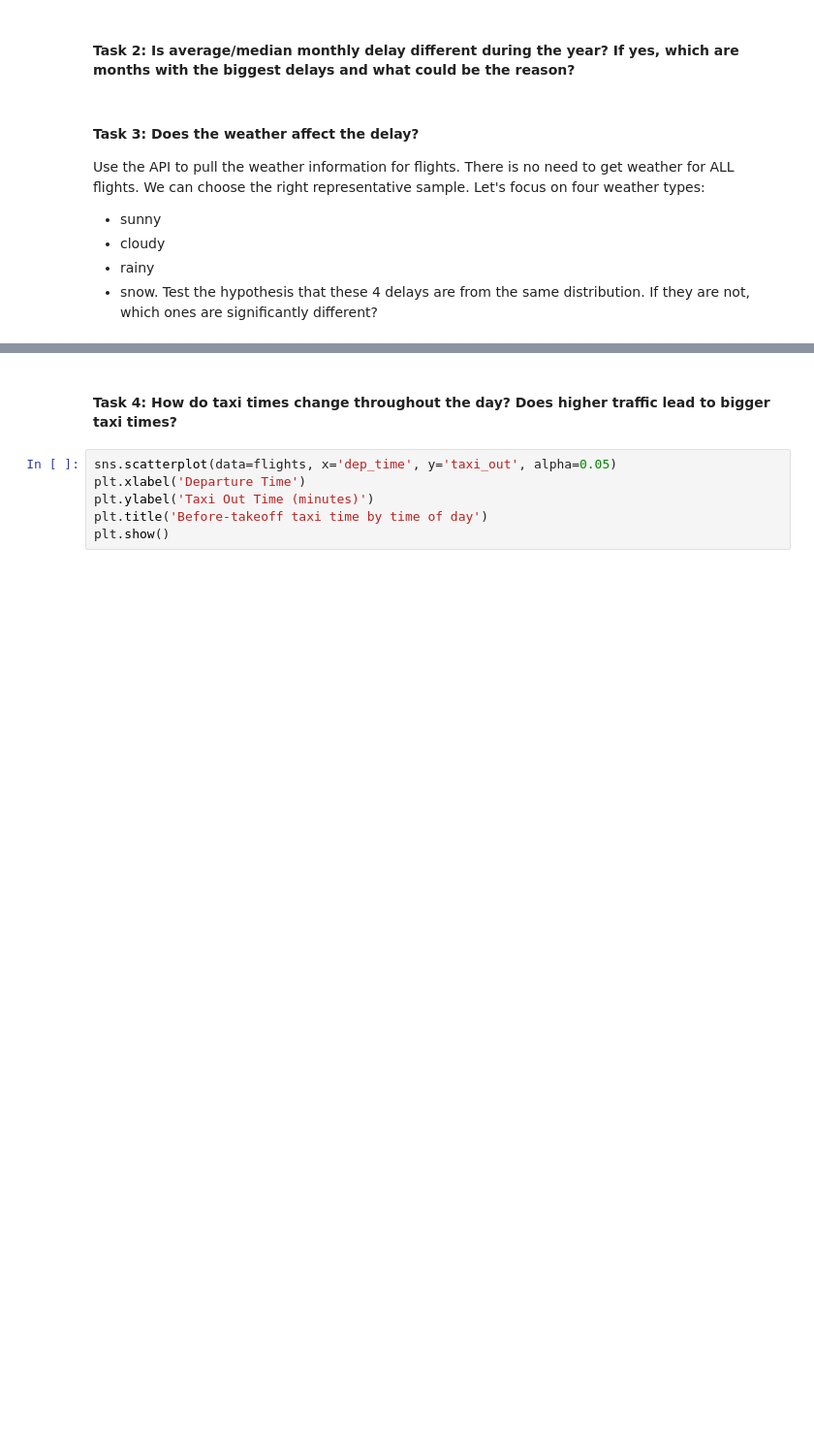
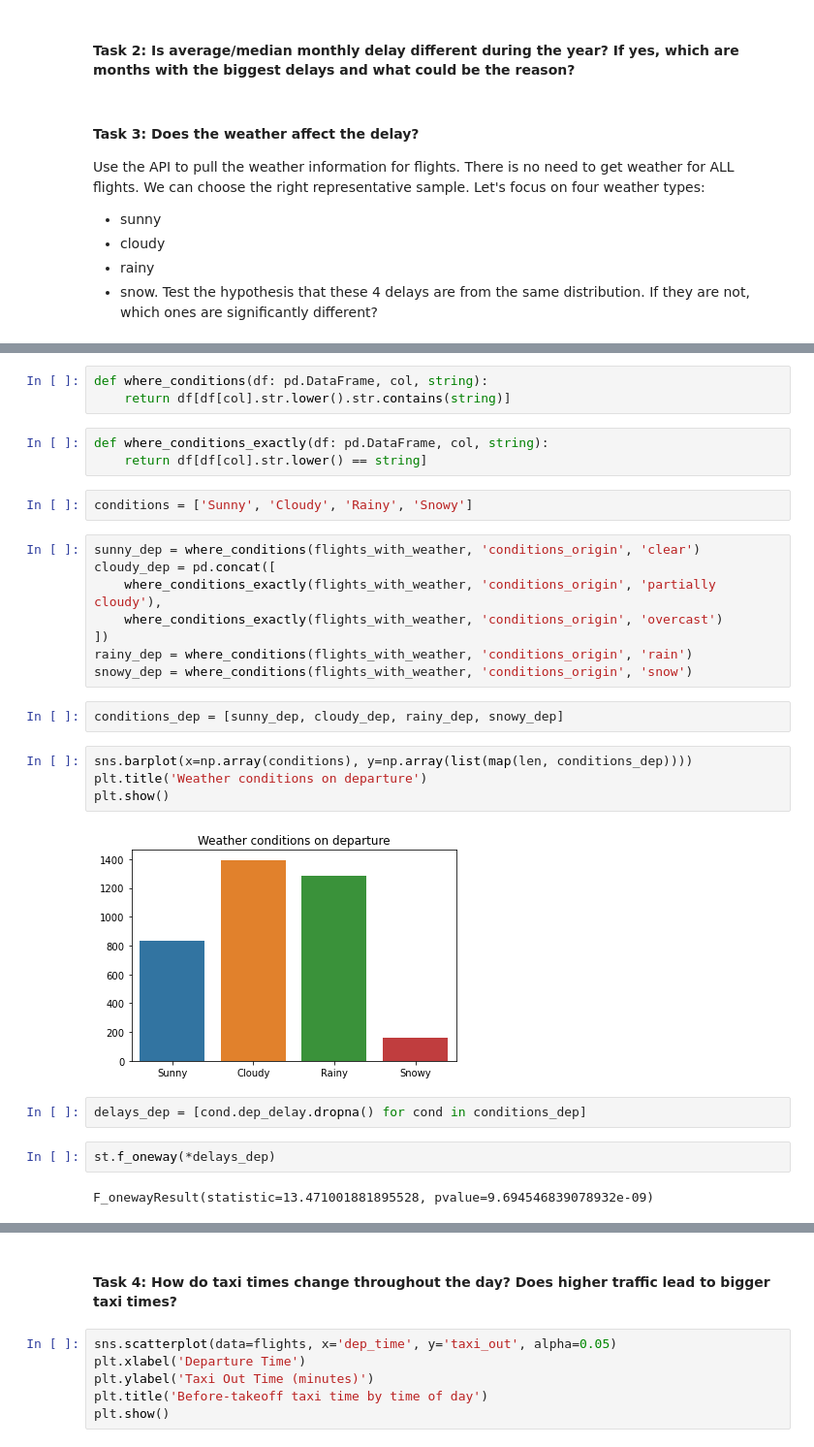
Before and after one commit to Noah2252/Lighthouse-Lab-Midterm-Project, a Jupyter notebook: gth/exploratory_analysis.ipynb, the cells around one changed output, grey strips where cells are left out. Shown at 97% size. Saved outputs shown, nothing was run; the diff lists cells and outputs as text; blank space fills up the shorter version.

Commit message:
Weather

```diff
--- a/gth/exploratory_analysis.ipynb
+++ b/gth/exploratory_analysis.ipynb
@@ -55,0 +204,30 @@ Test the hypothesis that these 4 delays are from the same distribution. If they
+# %%
+def where_conditions(df: pd.DataFrame, col, string):
+    return df[df[col].str.lower().str.contains(string)]
+# %%
+def where_conditions_exactly(df: pd.DataFrame, col, string):
+    return df[df[col].str.lower() == string]
+# %%
+conditions = ['Sunny', 'Cloudy', 'Rainy', 'Snowy']
+# %%
+sunny_dep = where_conditions(flights_with_weather, 'conditions_origin', 'clear')
+cloudy_dep = pd.concat([
+    where_conditions_exactly(flights_with_weather, 'conditions_origin', 'partially cloudy'),
+    where_conditions_exactly(flights_with_weather, 'conditions_origin', 'overcast')
+])
+rainy_dep = where_conditions(flights_with_weather, 'conditions_origin', 'rain')
+snowy_dep = where_conditions(flights_with_weather, 'conditions_origin', 'snow')
+# %%
+conditions_dep = [sunny_dep, cloudy_dep, rainy_dep, snowy_dep]
+# %%
+sns.barplot(x=np.array(conditions), y=np.array(list(map(len, conditions_dep))))
+plt.title('Weather conditions on departure')
+plt.show()
+# %% [output]
+[figure, added]
+# %%
+delays_dep = [cond.dep_delay.dropna() for cond in conditions_dep]
+# %%
+st.f_oneway(*delays_dep)
+# %% [output]
+F_onewayResult(statistic=13.471001881895528, pvalue=9.694546839078932e-09)
```
Also changed, not shown: parts of 34 cells of this notebook, 6 other files.
